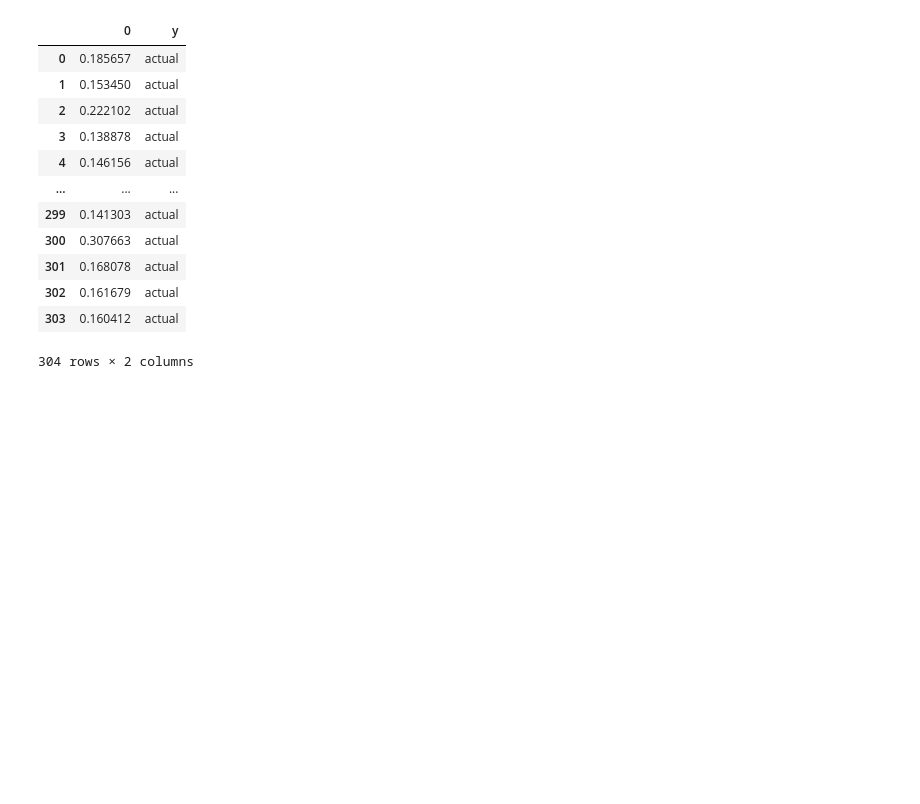
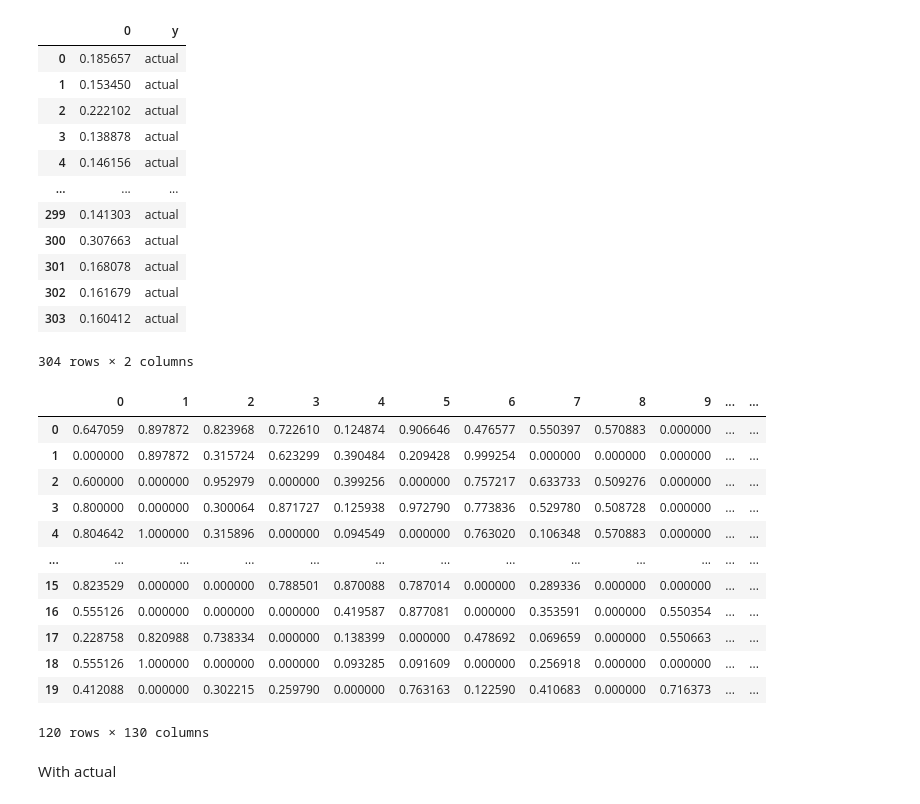
Before and after one commit to zeroknowledgediscovery/truthnet, a Jupyter notebook: notebooks/suspect-distributions.ipynb, the cells around one changed output. Saved outputs shown, nothing was run; the diff lists cells and outputs as text; code cells hidden in the pictures; blank space fills up the shorter version.

```diff
--- a/notebooks/suspect-distributions.ipynb
+++ b/notebooks/suspect-distributions.ipynb
@@ -422,3 +422,5 @@ pd.DataFrame(
 | 302 | 0.161679 | actual |
 | 303 | 0.160412 | actual |
 304 rows × 2 columns
+# %%
+diss = pd.read_pickle("disson_ptsd/disson_ptsd_qmra_random_order_disson_0.pkl")
@@ -424,0 +432,18 @@ pd.DataFrame(
+# %%
+data.head(120)
+# %% [output]
+|  | 0 | 1 | 2 | 3 | 4 | 5 | 6 | 7 | 8 | 9 | ... | ... |
+| 0 | 0.647059 | 0.897872 | 0.823968 | 0.722610 | 0.124874 | 0.906646 | 0.476577 | 0.550397 | 0.570883 | 0.000000 | ... | ... |
+| 1 | 0.000000 | 0.897872 | 0.315724 | 0.623299 | 0.390484 | 0.209428 | 0.999254 | 0.000000 | 0.000000 | 0.000000 | ... | ... |
+| 2 | 0.600000 | 0.000000 | 0.952979 | 0.000000 | 0.399256 | 0.000000 | 0.757217 | 0.633733 | 0.509276 | 0.000000 | ... | ... |
+| 3 | 0.800000 | 0.000000 | 0.300064 | 0.871727 | 0.125938 | 0.972790 | 0.773836 | 0.529780 | 0.508728 | 0.000000 | ... | ... |
+| 4 | 0.804642 | 1.000000 | 0.315896 | 0.000000 | 0.094549 | 0.000000 | 0.763020 | 0.106348 | 0.570883 | 0.000000 | ... | ... |
+| ... | ... | ... | ... | ... | ... | ... | ... | ... | ... | ... | ... | ... |
+| 15 | 0.823529 | 0.000000 | 0.000000 | 0.788501 | 0.870088 | 0.787014 | 0.000000 | 0.289336 | 0.000000 | 0.000000 | ... | ... |
+| 16 | 0.555126 | 0.000000 | 0.000000 | 0.000000 | 0.419587 | 0.877081 | 0.000000 | 0.353591 | 0.000000 | 0.550354 | ... | ... |
+| 17 | 0.228758 | 0.820988 | 0.738334 | 0.000000 | 0.138399 | 0.000000 | 0.478692 | 0.069659 | 0.000000 | 0.550663 | ... | ... |
+| 18 | 0.555126 | 1.000000 | 0.000000 | 0.000000 | 0.093285 | 0.091609 | 0.000000 | 0.256918 | 0.000000 | 0.000000 | ... | ... |
+| 19 | 0.412088 | 0.000000 | 0.302215 | 0.259790 | 0.000000 | 0.763163 | 0.122590 | 0.410683 | 0.000000 | 0.716373 | ... | ... |
+120 rows × 130 columns
+# %% [markdown]
+With actual
```
Also changed, not shown: parts of 10 cells of this notebook.
